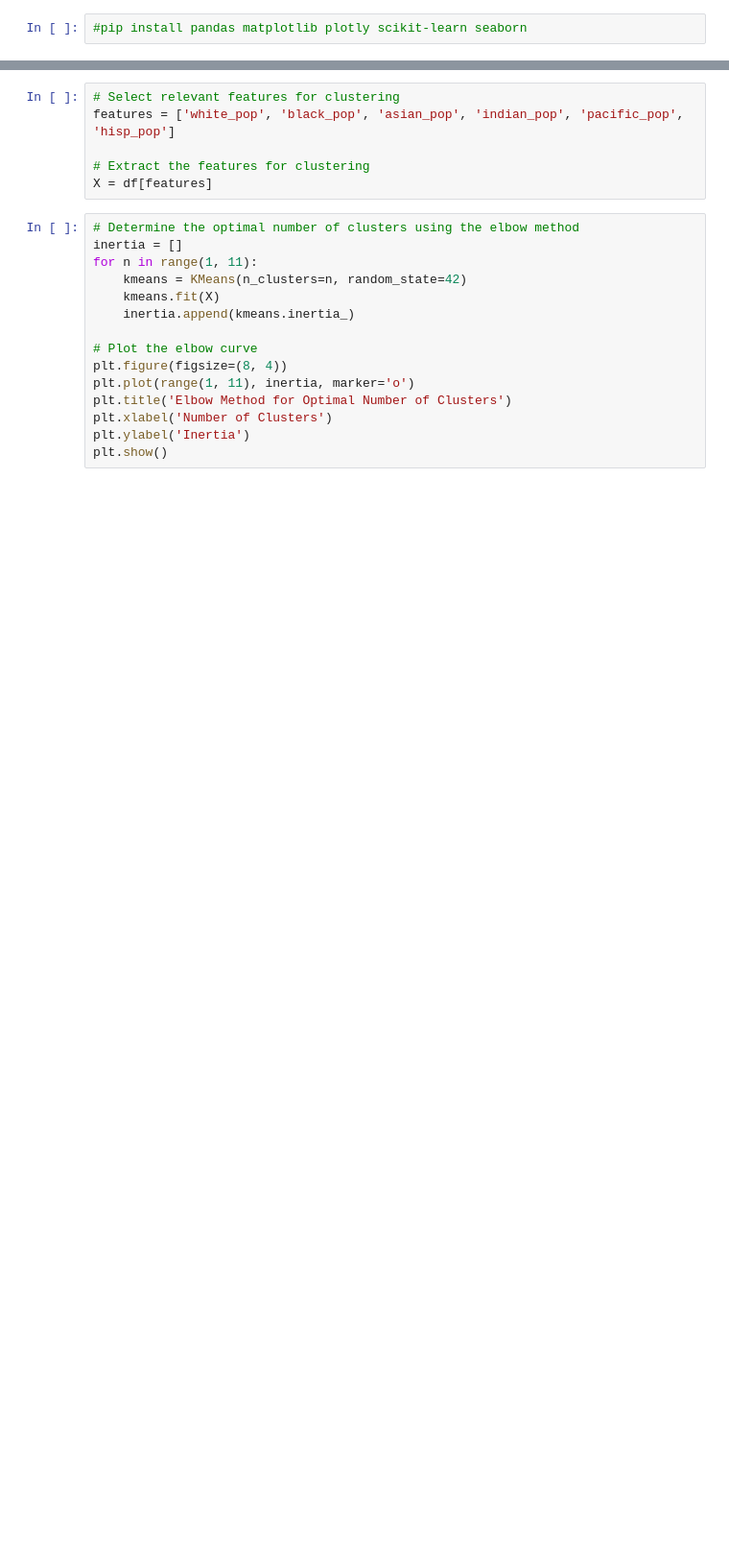
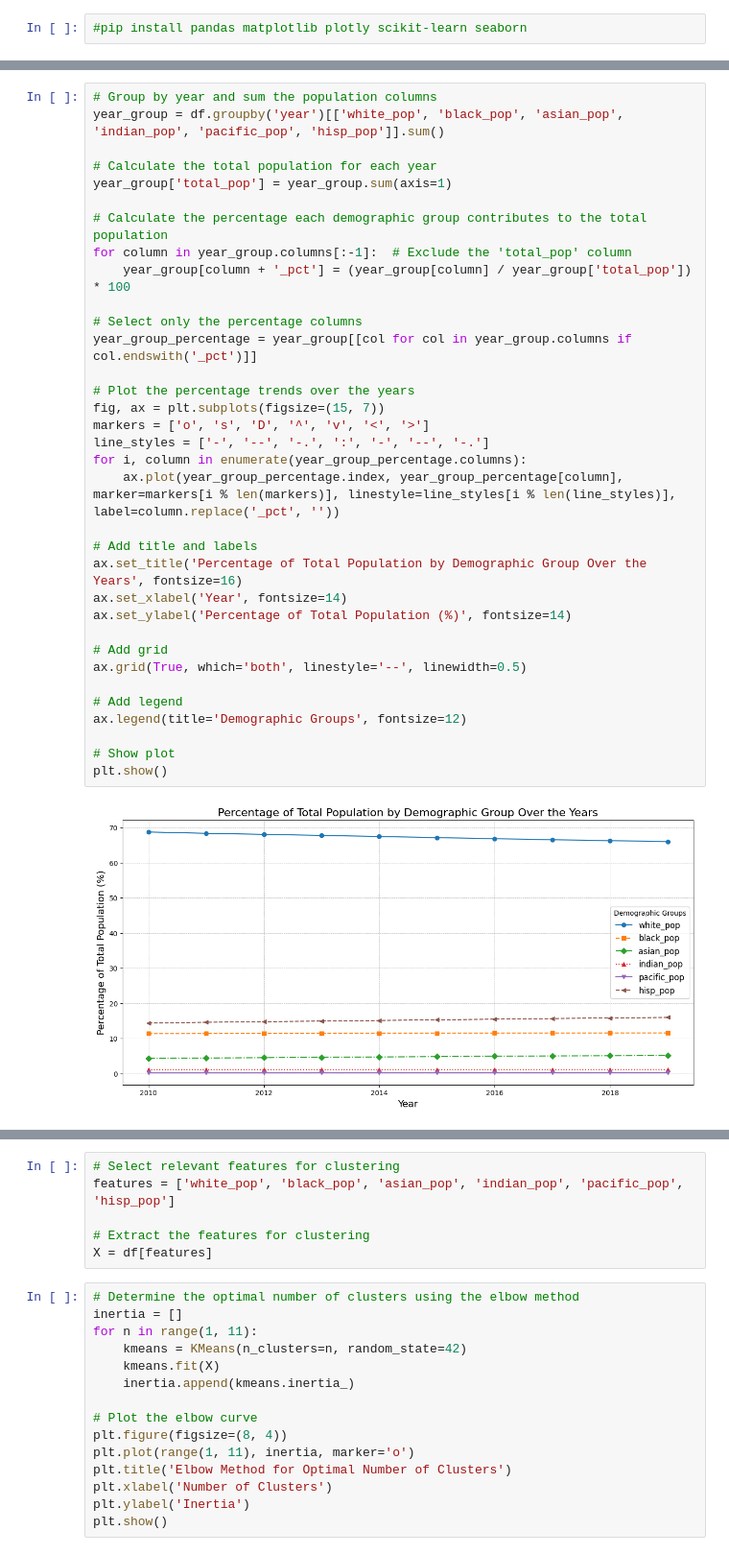
Before and after one commit to HanselSob/county-level-population-by-race-ethnicity, a Jupyter notebook: race-ethnicity-population-python-project/census-pop-notebook.ipynb, the cells around one changed output, grey strips where cells are left out. Shown at 96% size. Saved outputs shown, nothing was run; the diff lists cells and outputs as text; blank space fills up the shorter version.

```diff
--- a/race-ethnicity-population-python-project/census-pop-notebook.ipynb
+++ b/race-ethnicity-population-python-project/census-pop-notebook.ipynb
@@ -58,0 +77,36 @@ plt.show()
+# %%
+# Group by year and sum the population columns
+year_group = df.groupby('year')[['white_pop', 'black_pop', 'asian_pop', 'indian_pop', 'pacific_pop', 'hisp_pop']].sum()
+
+# Calculate the total population for each year
+year_group['total_pop'] = year_group.sum(axis=1)
+
+# Calculate the percentage each demographic group contributes to the total population
+for column in year_group.columns[:-1]:  # Exclude the 'total_pop' column
+    year_group[column + '_pct'] = (year_group[column] / year_group['total_pop']) * 100
+
+# Select only the percentage columns
+year_group_percentage = year_group[[col for col in year_group.columns if col.endswith('_pct')]]
+
+# Plot the percentage trends over the years
+fig, ax = plt.subplots(figsize=(15, 7))
+markers = ['o', 's', 'D', '^', 'v', '<', '>']
+line_styles = ['-', '--', '-.', ':', '-', '--', '-.']
+for i, column in enumerate(year_group_percentage.columns):
+    ax.plot(year_group_percentage.index, year_group_percentage[column], marker=markers[i % len(markers)], linestyle=line_styles[i % len(line_styles)], label=column.replace('_pct', ''))
+
+# Add title and labels
+ax.set_title('Percentage of Total Population by Demographic Group Over the Years', fontsize=16)
+ax.set_xlabel('Year', fontsize=14)
+ax.set_ylabel('Percentage of Total Population (%)', fontsize=14)
+
+# Add grid
+ax.grid(True, which='both', linestyle='--', linewidth=0.5)
+
+# Add legend
+ax.legend(title='Demographic Groups', fontsize=12)
+
+# Show plot
+plt.show()
+# %% [output]
+[figure, added]
```
Also changed, not shown: parts of 6 cells of this notebook, 2 other files.
